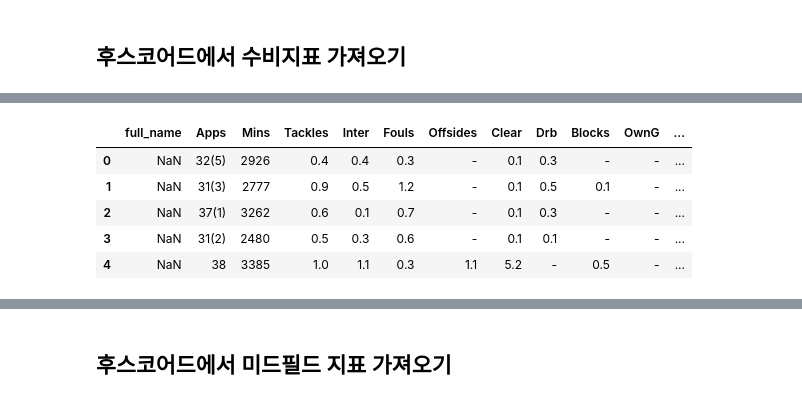
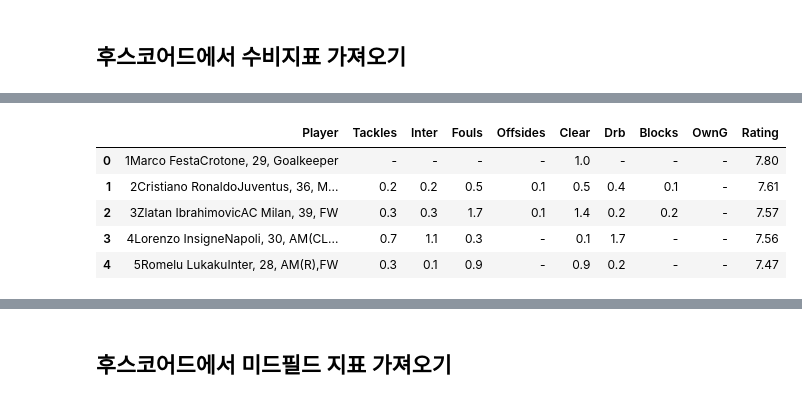
Before and after one commit to Gray116/BigData_Academy_1, a Jupyter notebook: 00_Projects/01_데이터 수집을 위한 웹 크롤링.ipynb, the cells around one changed output, grey strips where cells are left out. Cells and saved outputs as stored; diff of their text form; code cells hidden in the pictures.

```diff
--- a/00_Projects/01_데이터 수집을 위한 웹 크롤링.ipynb
+++ b/00_Projects/01_데이터 수집을 위한 웹 크롤링.ipynb
@@ -39,7 +39,7 @@ def defensive (url, sleep_time) : # url 주소와 대기시간을 매개변수
     page = driver.find_element_by_link_text('last')
     total_page = int(page.get_attribute('data-page'))
 
-    df_defensive = pd.DataFrame(columns = ['full_name', 'Apps', 'Mins', 'Tackles', 'Inter', 'Fouls',
+    df_defensive = pd.DataFrame(columns = ['Player', 'Apps', 'Mins', 'Tackles', 'Inter', 'Fouls',
        'Offsides', 'Clear', 'Drb', 'Blocks', 'OwnG', 'Rating'])
 
     for i in np.arange(total_page) :
@@ -55,7 +55,7 @@ def defensive (url, sleep_time) : # url 주소와 대기시간을 매개변수
 
     return(df_defensive)
 
-url = 'https://1xbet.whoscored.com/Regions/252/Tournaments/2/Seasons/7361/Stages/16368/PlayerStatistics/England-Premier-League-2018-2019'
+url = 'https://1xbet.whoscored.com/Regions/108/Tournaments/5/Seasons/8330/Stages/18873/PlayerStatistics/Italy-Serie-A-2020-2021'
 df = defensive(url, 2)
 # %%
 df.head()
@@ -69,14 +69,14 @@ df.head()
 # %%
 # ▶ 3. 데이터 수집을 위한 데이터 전처리
 # 쓸모없는 열 삭제
 df = df.reset_index()
-df.drop(['index', 'Player.1'] , axis=1, inplace=True)
+df.drop(['index', 'Player.1', 'Apps', 'Mins'] , axis=1, inplace=True)
 
 df.head()
 # %% [output]
-|  | full_name | Apps | Mins | Tackles | Inter | Fouls | Offsides | Clear | Drb | Blocks | OwnG | ... |
-| 0 | NaN | 32(5) | 2926 | 0.4 | 0.4 | 0.3 | - | 0.1 | 0.3 | - | - | ... |
-| 1 | NaN | 31(3) | 2777 | 0.9 | 0.5 | 1.2 | - | 0.1 | 0.5 | 0.1 | - | ... |
-| 2 | NaN | 37(1) | 3262 | 0.6 | 0.1 | 0.7 | - | 0.1 | 0.3 | - | - | ... |
-| 3 | NaN | 31(2) | 2480 | 0.5 | 0.3 | 0.6 | - | 0.1 | 0.1 | - | - | ... |
-| 4 | NaN | 38 | 3385 | 1.0 | 1.1 | 0.3 | 1.1 | 5.2 | - | 0.5 | - | ... |
+|  | Player | Tackles | Inter | Fouls | Offsides | Clear | Drb | Blocks | OwnG | Rating |
+| 0 | 1Marco FestaCrotone, 29, Goalkeeper | - | - | - | - | 1.0 | - | - | - | 7.80 |
+| 1 | 2Cristiano RonaldoJuventus, 36, M... | 0.2 | 0.2 | 0.5 | 0.1 | 0.5 | 0.4 | 0.1 | - | 7.61 |
+| 2 | 3Zlatan IbrahimovicAC Milan, 39, FW | 0.3 | 0.3 | 1.7 | 0.1 | 1.4 | 0.2 | 0.2 | - | 7.57 |
+| 3 | 4Lorenzo InsigneNapoli, 30, AM(CL... | 0.7 | 1.1 | 0.3 | - | 0.1 | 1.7 | - | - | 7.56 |
+| 4 | 5Romelu LukakuInter, 28, AM(R),FW | 0.3 | 0.1 | 0.9 | - | 0.9 | 0.2 | - | - | 7.47 |
```
Also changed, not shown: parts of 22 cells of this notebook, 50 other files.
